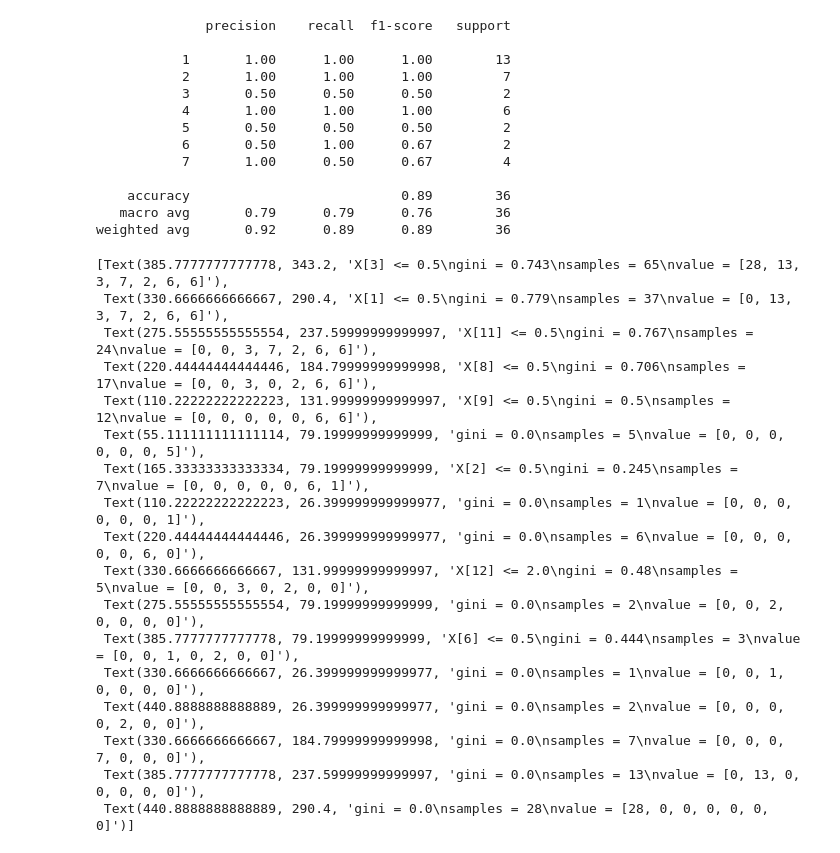
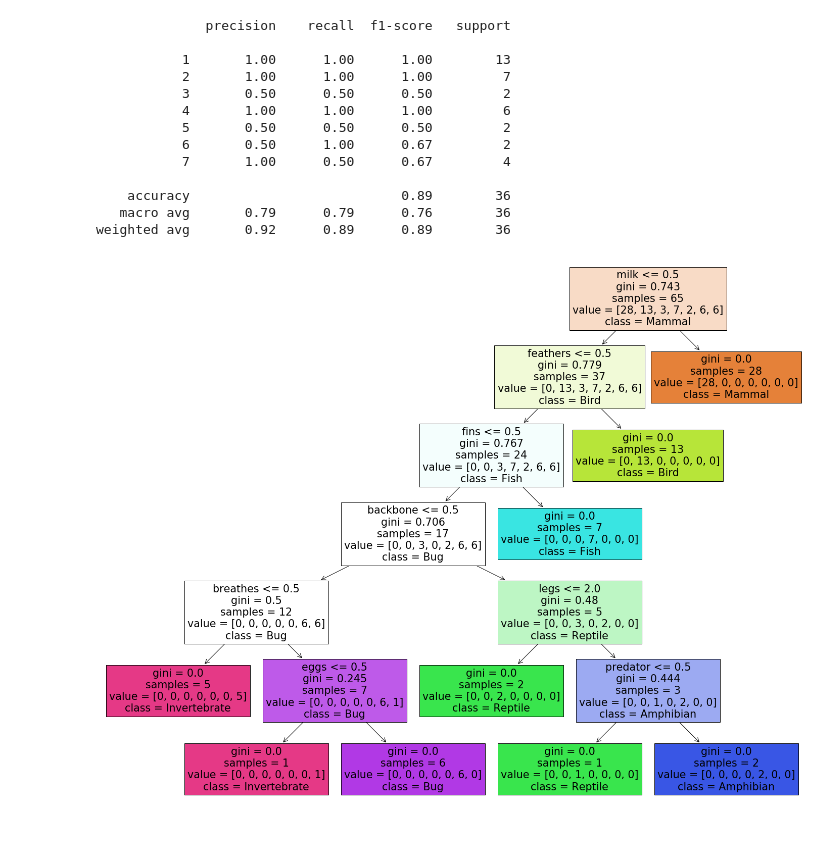
Before and after one commit to 1NT18IS023/ML_Lab, a Jupyter notebook: 06-12-21/decision_tree.ipynb, the cells around one changed output. Cells and saved outputs as stored; diff of their text form; code cells hidden in the pictures.

```diff
--- a/06-12-21/decision_tree.ipynb
+++ b/06-12-21/decision_tree.ipynb
@@ -75,23 +76,10 @@ print(classification_report(y_test, y_pred))
     accuracy                           0.89        36
    macro avg       0.79      0.79      0.76        36
 weighted avg       0.92      0.89      0.89        36
-# %%
-plot_tree(model)
-# %% [output]
-[Text(385.7777777777778, 343.2, 'X[3] <= 0.5\ngini = 0.743\nsamples = 65\nvalue = [28, 13, 3, 7, 2, 6, 6]'),
- Text(330.6666666666667, 290.4, 'X[1] <= 0.5\ngini = 0.779\nsamples = 37\nvalue = [0, 13, 3, 7, 2, 6, 6]'),
- Text(275.55555555555554, 237.59999999999997, 'X[11] <= 0.5\ngini = 0.767\nsamples = 24\nvalue = [0, 0, 3, 7, 2, 6, 6]'),
- Text(220.44444444444446, 184.79999999999998, 'X[8] <= 0.5\ngini = 0.706\nsamples = 17\nvalue = [0, 0, 3, 0, 2, 6, 6]'),
- Text(110.22222222222223, 131.99999999999997, 'X[9] <= 0.5\ngini = 0.5\nsamples = 12\nvalue = [0, 0, 0, 0, 0, 6, 6]'),
- Text(55.111111111111114, 79.19999999999999, 'gini = 0.0\nsamples = 5\nvalue = [0, 0, 0, 0, 0, 0, 5]'),
- Text(165.33333333333334, 79.19999999999999, 'X[2] <= 0.5\ngini = 0.245\nsamples = 7\nvalue = [0, 0, 0, 0, 0, 6, 1]'),
- Text(110.22222222222223, 26.399999999999977, 'gini = 0.0\nsamples = 1\nvalue = [0, 0, 0, 0, 0, 0, 1]'),
- Text(220.44444444444446, 26.399999999999977, 'gini = 0.0\nsamples = 6\nvalue = [0, 0, 0, 0, 0, 6, 0]'),
- Text(330.6666666666667, 131.99999999999997, 'X[12] <= 2.0\ngini = 0.48\nsamples = 5\nvalue = [0, 0, 3, 0, 2, 0, 0]'),
- Text(275.55555555555554, 79.19999999999999, 'gini = 0.0\nsamples = 2\nvalue = [0, 0, 2, 0, 0, 0, 0]'),
- Text(385.7777777777778, 79.19999999999999, 'X[6] <= 0.5\ngini = 0.444\nsamples = 3\nvalue = [0, 0, 1, 0, 2, 0, 0]'),
- Text(330.6666666666667, 26.399999999999977, 'gini = 0.0\nsamples = 1\nvalue = [0, 0, 1, 0, 0, 0, 0]'),
- Text(440.8888888888889, 26.399999999999977, 'gini = 0.0\nsamples = 2\nvalue = [0, 0, 0, 0, 2, 0, 0]'),
- Text(330.6666666666667, 184.79999999999998, 'gini = 0.0\nsamples = 7\nvalue = [0, 0, 0, 7, 0, 0, 0]'),
- Text(385.7777777777778, 237.59999999999997, 'gini = 0.0\nsamples = 13\nvalue = [0, 13, 0, 0, 0, 0, 0]'),
- Text(440.8888888888889, 290.4, 'gini = 0.0\nsamples = 28\nvalue = [28, 0, 0, 0, 0, 0, 0]')]
+# %%
+fig = plt.figure(figsize = (25,20))
+_ = plot_tree(model,feature_names = X_train.columns,
+             class_names=classes,
+             filled = True)
+# %% [output]
+[figure, added]
```
Also changed, not shown: parts of 1 cell of this notebook.
